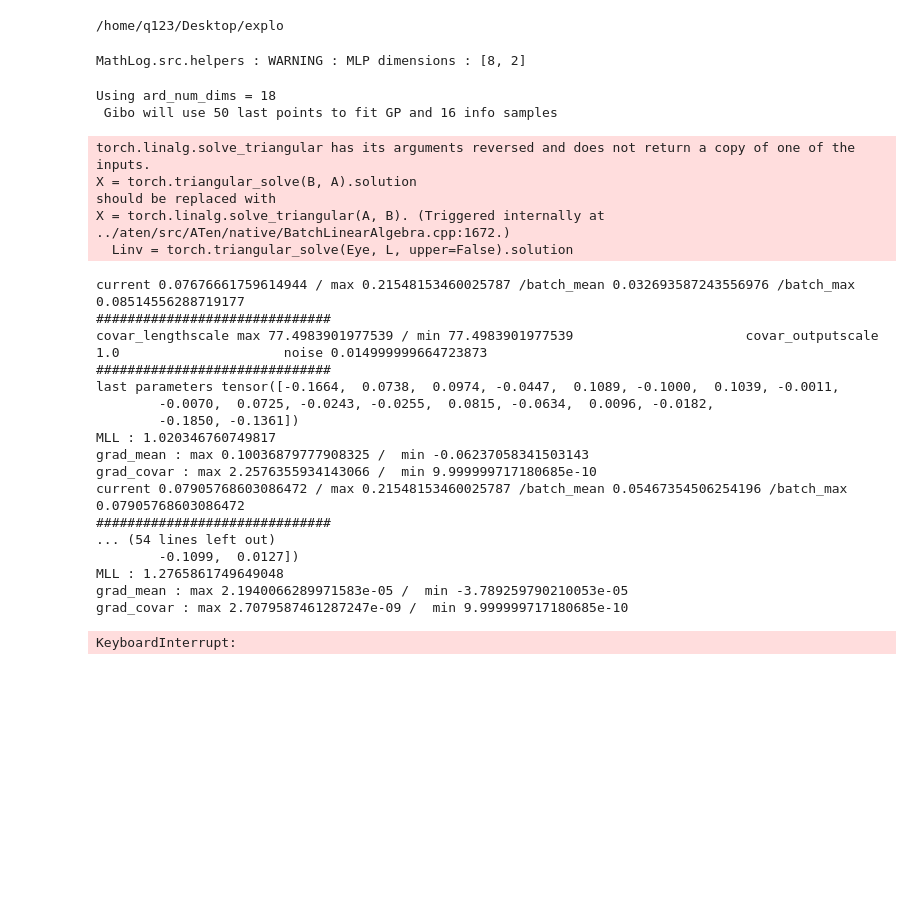
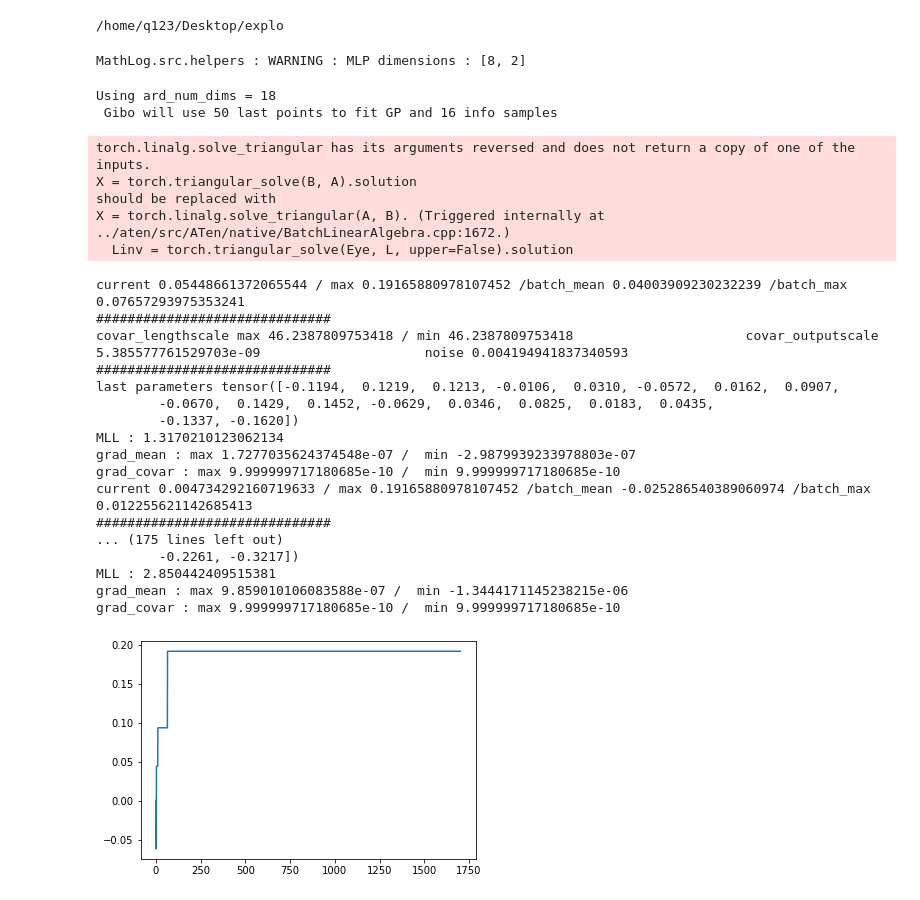
Before and after one commit to kallel-mahdi/explo, a Jupyter notebook: experiments/trainer.ipynb, the cells around one changed output. Drawn from its saved outputs; the diff is of its cells as text; code cells hidden in the pictures; blank space fills up the shorter version.

```diff
--- a/experiments/trainer.ipynb
+++ b/experiments/trainer.ipynb
@@ -26,12 +26,12 @@ additional_layers=[] ### can be empty or [8,7] for adding 2 layers with width 8,
 
 
 likelihood_config = {
-                "noise_hyperprior":gpytorch.priors.torch_priors.UniformPrior(a=0.01,b=0.02),
-                "noise_constraint":gpytorch.constraints.constraints.Interval(0.01,0.02)
+                # "noise_hyperprior":gpytorch.priors.torch_priors.UniformPrior(a=0.01,b=0.02),
+                # "noise_constraint":gpytorch.constraints.constraints.Interval(0.01,0.02)
                 }
 
 optimizer_config = {
-        "n_eval":3, ## 3 for cartpole (very noisy)
+        "n_eval":1, ## 3 for cartpole (very noisy)
         ### for GIBO
         "n_max":50,
         "n_info_samples":16,
@@ -45,51 +45,51 @@ kernel_config = {
         "use_ard":False,
         "kernel_name":kernel_name,
         # "lengthscale_hyperprior":gpytorch.priors.torch_priors.GammaPrior(3.0,6.0),
-        "lengthscale_constraint":gpytorch.constraints.constraints.GreaterThan(0.01),
-        "outputscale_constraint":gpytorch.constraints.constraints.GreaterThan(0.01),
+        # "lengthscale_constraint":gpytorch.constraints.constraints.GreaterThan(0.1),
+        # "outputscale_constraint":gpytorch.constraints.constraints.GreaterThan(0.1),
         # "outputscale_hyperprior":gpytorch.priors.torch_priors.NormalPrior(loc=2.0,scale=1.0),
         }
 
 
 trainer_config = {
-        "n_steps":300,
-        "report_freq":10,
+        "n_steps":100,
+        "report_freq":5,
         "save_best":False,
 }
 
 
 model,objective_env = setup_experiment(env_config,kernel_config,likelihood_config,additional_layers)
 
 
 ### Chose optimizer
 #optimizer = BOptimizer(**optimizer_config)
 optimizer = GIBOptimizer(model,**optimizer_config)
 trainer = Trainer(model,objective_env,optimizer,**trainer_config)
 rslt= trainer.run()
 # %% [output]
 MathLog.src.helpers : WARNING : MLP dimensions : [8, 2]
 Using ard_num_dims = 18
  Gibo will use 50 last points to fit GP and 16 info samples
 torch.linalg.solve_triangular has its arguments reversed and does not return a copy of one of the inputs.
 X = torch.triangular_solve(B, A).solution
 should be replaced with
 X = torch.linalg.solve_triangular(A, B). (Triggered internally at  ../aten/src/ATen/native/BatchLinearAlgebra.cpp:1672.)
   Linv = torch.triangular_solve(Eye, L, upper=False).solution
-current 0.07676661759614944 / max 0.21548153460025787 /batch_mean 0.032693587243556976 /batch_max 0.08514556288719177
+current 0.05448661372065544 / max 0.19165880978107452 /batch_mean 0.04003909230232239 /batch_max 0.07657293975353241
 ##############################
-covar_lengthscale max 77.4983901977539 / min 77.4983901977539                      covar_outputscale 1.0                     noise 0.014999999664723873
+covar_lengthscale max 46.2387809753418 / min 46.2387809753418                      covar_outputscale 5.385577761529703e-09                     noise 0.004194941837340593
 ##############################
-last parameters tensor([-0.1664,  0.0738,  0.0974, -0.0447,  0.1089, -0.1000,  0.1039, -0.0011,
-        -0.0070,  0.0725, -0.0243, -0.0255,  0.0815, -0.0634,  0.0096, -0.0182,
-        -0.1850, -0.1361])
-MLL : 1.020346760749817
-grad_mean : max 0.10036879777908325 /  min -0.06237058341503143
-grad_covar : max 2.2576355934143066 /  min 9.999999717180685e-10
-current 0.07905768603086472 / max 0.21548153460025787 /batch_mean 0.05467354506254196 /batch_max 0.07905768603086472
+last parameters tensor([-0.1194,  0.1219,  0.1213, -0.0106,  0.0310, -0.0572,  0.0162,  0.0907,
+        -0.0670,  0.1429,  0.1452, -0.0629,  0.0346,  0.0825,  0.0183,  0.0435,
+        -0.1337, -0.1620])
+MLL : 1.3170210123062134
+grad_mean : max 1.7277035624374548e-07 /  min -2.9879939233978803e-07
+grad_covar : max 9.999999717180685e-10 /  min 9.999999717180685e-10
+current 0.004734292160719633 / max 0.19165880978107452 /batch_mean -0.025286540389060974 /batch_max 0.012255621142685413
 ##############################
-... (54 lines left out)
-        -0.1099,  0.0127])
-MLL : 1.2765861749649048
-grad_mean : max 2.1940066289971583e-05 /  min -3.789259790210053e-05
-grad_covar : max 2.7079587461287247e-09 /  min 9.999999717180685e-10
+... (175 lines left out)
+        -0.2261, -0.3217])
+MLL : 2.850442409515381
+grad_mean : max 9.859010106083588e-07 /  min -1.3444171145238215e-06
+grad_covar : max 9.999999717180685e-10 /  min 9.999999717180685e-10
-KeyboardInterrupt:
+[figure, added]
```
Also changed, not shown: 5 other files.
